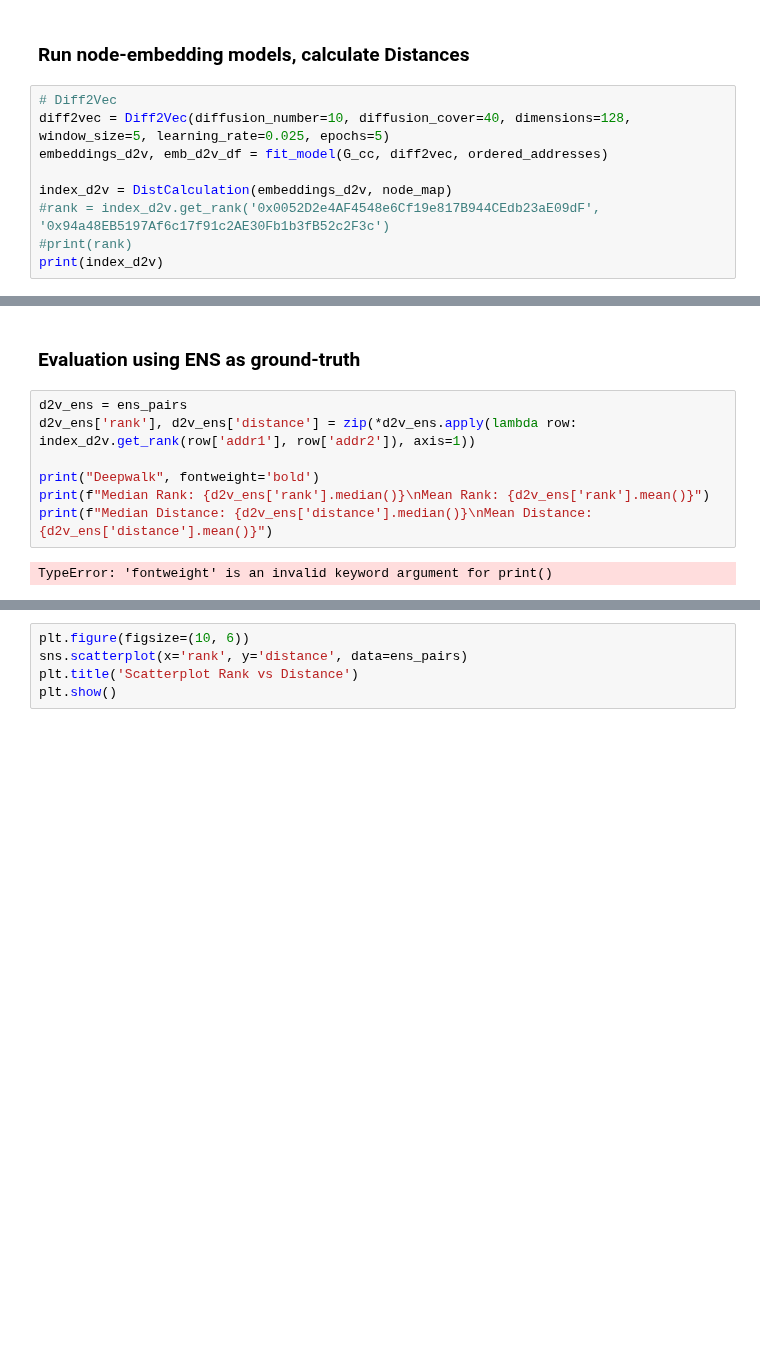
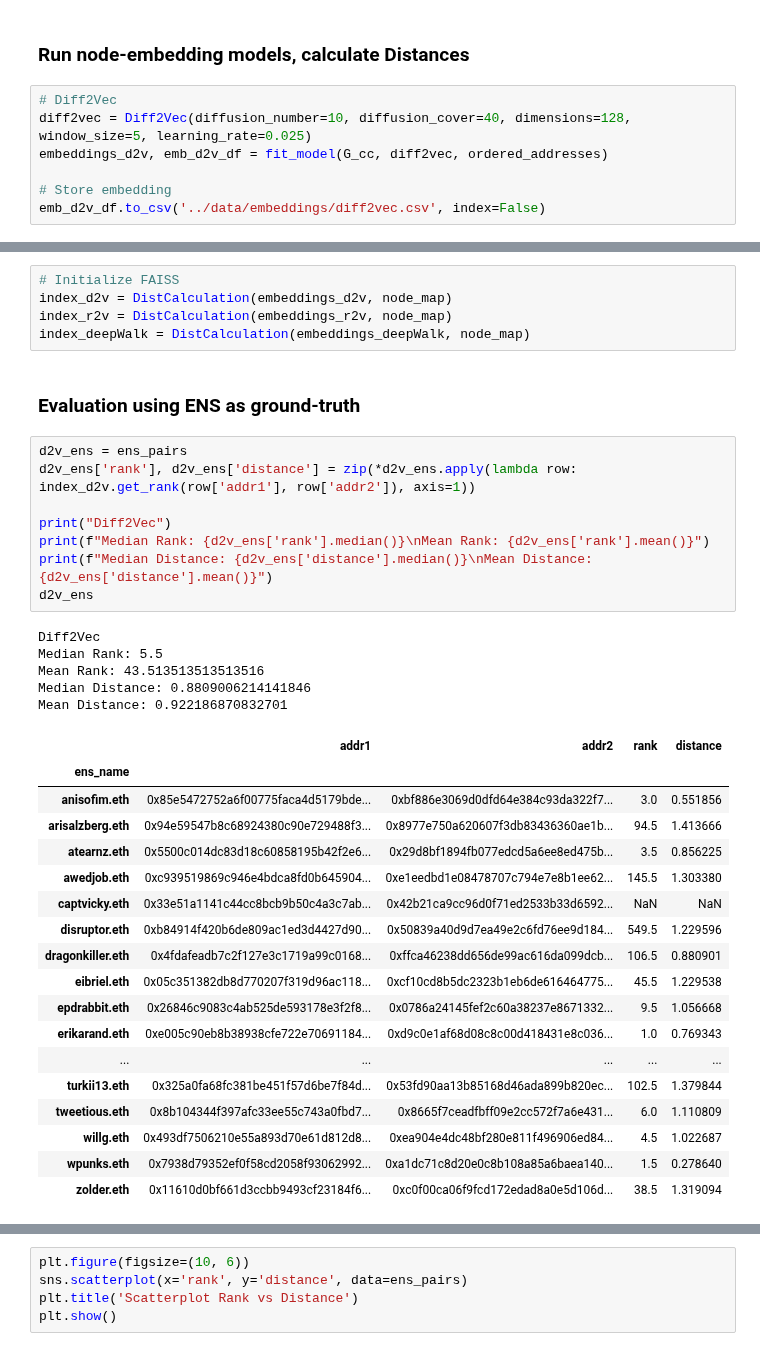
Before and after one commit to dariothuerkauf/address-clustering, a Jupyter notebook: python/node-embedding.ipynb, the cells around one changed output, grey strips where cells are left out. Saved outputs shown, nothing was run; the diff lists cells and outputs as text; blank space fills up the shorter version.

Commit message:
Update node-embedding.py

```diff
--- a/python/node-embedding.ipynb
+++ b/python/node-embedding.ipynb
@@ -68,10 +39,8 @@ Edges: 231413
 ### Run node-embedding models, calculate Distances
 # %%
 # Diff2Vec
-diff2vec = Diff2Vec(diffusion_number=10, diffusion_cover=40, dimensions=128, window_size=5, learning_rate=0.025, epochs=5)
+diff2vec = Diff2Vec(diffusion_number=10, diffusion_cover=40, dimensions=128, window_size=5, learning_rate=0.025)
 embeddings_d2v, emb_d2v_df = fit_model(G_cc, diff2vec, ordered_addresses)
 
-index_d2v = DistCalculation(embeddings_d2v, node_map)
-#rank = index_d2v.get_rank('0x0052D2e4AF4548e6Cf19e817B944CEdb23aE09dF', '0x94a48EB5197Af6c17f91c2AE30Fb1b3fB52c2F3c')
-#print(rank)
-print(index_d2v)
+# Store embedding
+emb_d2v_df.to_csv('../data/embeddings/diff2vec.csv', index=False)
@@ -92,13 +61,41 @@ index_deepWalk = DistCalculation(embeddings_deepWalk, node_map)
+# %%
+# Initialize FAISS
+index_d2v = DistCalculation(embeddings_d2v, node_map)
+index_r2v = DistCalculation(embeddings_r2v, node_map)
+index_deepWalk = DistCalculation(embeddings_deepWalk, node_map)
 # %% [markdown]
 ### Evaluation using ENS as ground-truth
 # %%
 d2v_ens = ens_pairs
 d2v_ens['rank'], d2v_ens['distance'] = zip(*d2v_ens.apply(lambda row: index_d2v.get_rank(row['addr1'], row['addr2']), axis=1))
 
-print("Deepwalk", fontweight='bold')
+print("Diff2Vec")
 print(f"Median Rank: {d2v_ens['rank'].median()}\nMean Rank: {d2v_ens['rank'].mean()}")
 print(f"Median Distance: {d2v_ens['distance'].median()}\nMean Distance: {d2v_ens['distance'].mean()}")
+d2v_ens
 # %% [output]
-TypeError: 'fontweight' is an invalid keyword argument for print()
+Diff2Vec
+Median Rank: 5.5
+Mean Rank: 43.513513513513516
+Median Distance: 0.8809006214141846
+Mean Distance: 0.922186870832701
+|  | addr1 | addr2 | rank | distance |
+| ens_name |  |  |  |  |
+| anisofim.eth | 0x85e5472752a6f00775faca4d5179bde... | 0xbf886e3069d0dfd64e384c93da322f7... | 3.0 | 0.551856 |
+| arisalzberg.eth | 0x94e59547b8c68924380c90e729488f3... | 0x8977e750a620607f3db83436360ae1b... | 94.5 | 1.413666 |
+| atearnz.eth | 0x5500c014dc83d18c60858195b42f2e6... | 0x29d8bf1894fb077edcd5a6ee8ed475b... | 3.5 | 0.856225 |
+| awedjob.eth | 0xc939519869c946e4bdca8fd0b645904... | 0xe1eedbd1e08478707c794e7e8b1ee62... | 145.5 | 1.303380 |
+| captvicky.eth | 0x33e51a1141c44cc8bcb9b50c4a3c7ab... | 0x42b21ca9cc96d0f71ed2533b33d6592... | NaN | NaN |
+| disruptor.eth | 0xb84914f420b6de809ac1ed3d4427d90... | 0x50839a40d9d7ea49e2c6fd76ee9d184... | 549.5 | 1.229596 |
+| dragonkiller.eth | 0x4fdafeadb7c2f127e3c1719a99c0168... | 0xffca46238dd656de99ac616da099dcb... | 106.5 | 0.880901 |
+| eibriel.eth | 0x05c351382db8d770207f319d96ac118... | 0xcf10cd8b5dc2323b1eb6de616464775... | 45.5 | 1.229538 |
+| epdrabbit.eth | 0x26846c9083c4ab525de593178e3f2f8... | 0x0786a24145fef2c60a38237e8671332... | 9.5 | 1.056668 |
+| erikarand.eth | 0xe005c90eb8b38938cfe722e70691184... | 0xd9c0e1af68d08c8c00d418431e8c036... | 1.0 | 0.769343 |
+| ... | ... | ... | ... | ... |
+| turkii13.eth | 0x325a0fa68fc381be451f57d6be7f84d... | 0x53fd90aa13b85168d46ada899b820ec... | 102.5 | 1.379844 |
+| tweetious.eth | 0x8b104344f397afc33ee55c743a0fbd7... | 0x8665f7ceadfbff09e2cc572f7a6e431... | 6.0 | 1.110809 |
+| willg.eth | 0x493df7506210e55a893d70e61d812d8... | 0xea904e4dc48bf280e811f496906ed84... | 4.5 | 1.022687 |
+| wpunks.eth | 0x7938d79352ef0f58cd2058f93062992... | 0xa1dc71c8d20e0c8b108a85a6baea140... | 1.5 | 0.278640 |
+| zolder.eth | 0x11610d0bf661d3ccbb9493cf23184f6... | 0xc0f00ca06f9fcd172edad8a0e5d106d... | 38.5 | 1.319094 |
 # %%
 r2v_ens = ens_pairs
```
Also changed, not shown: parts of 14 cells of this notebook.
